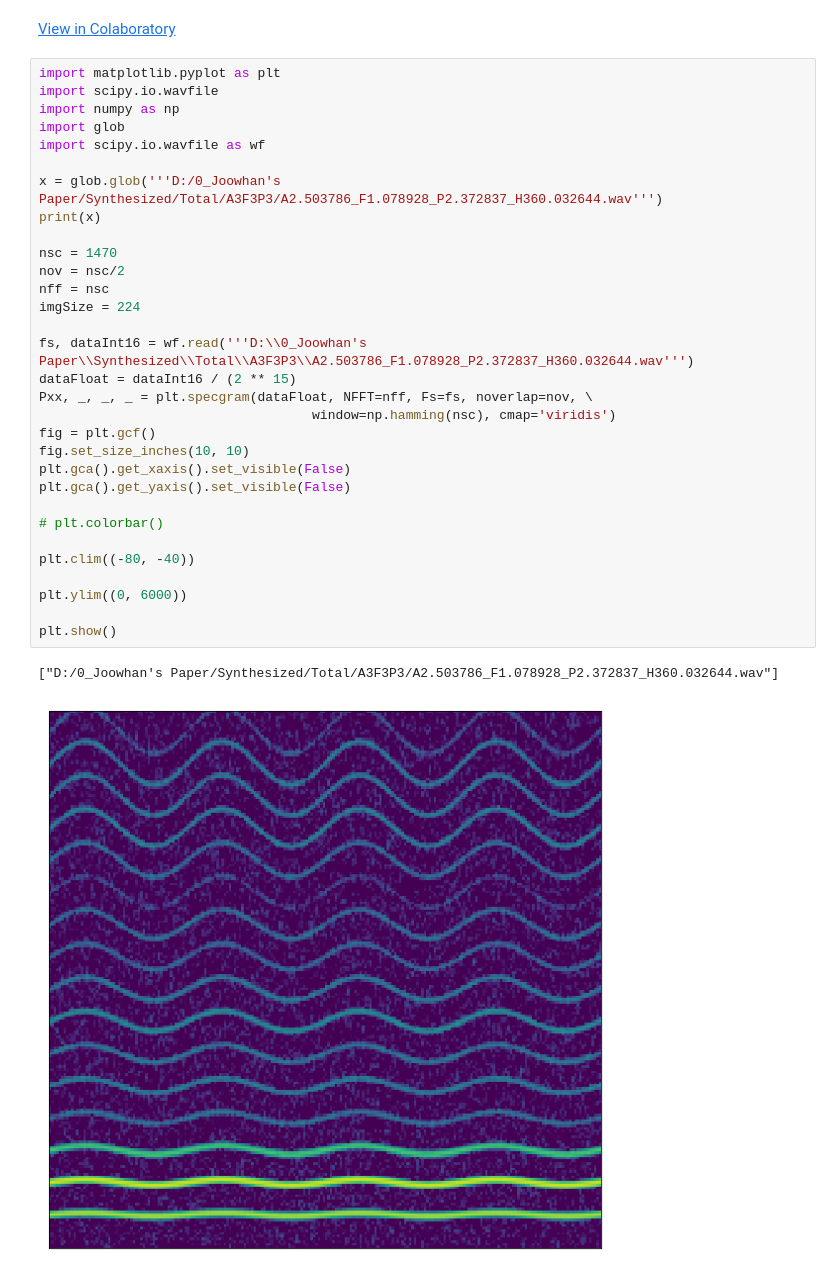
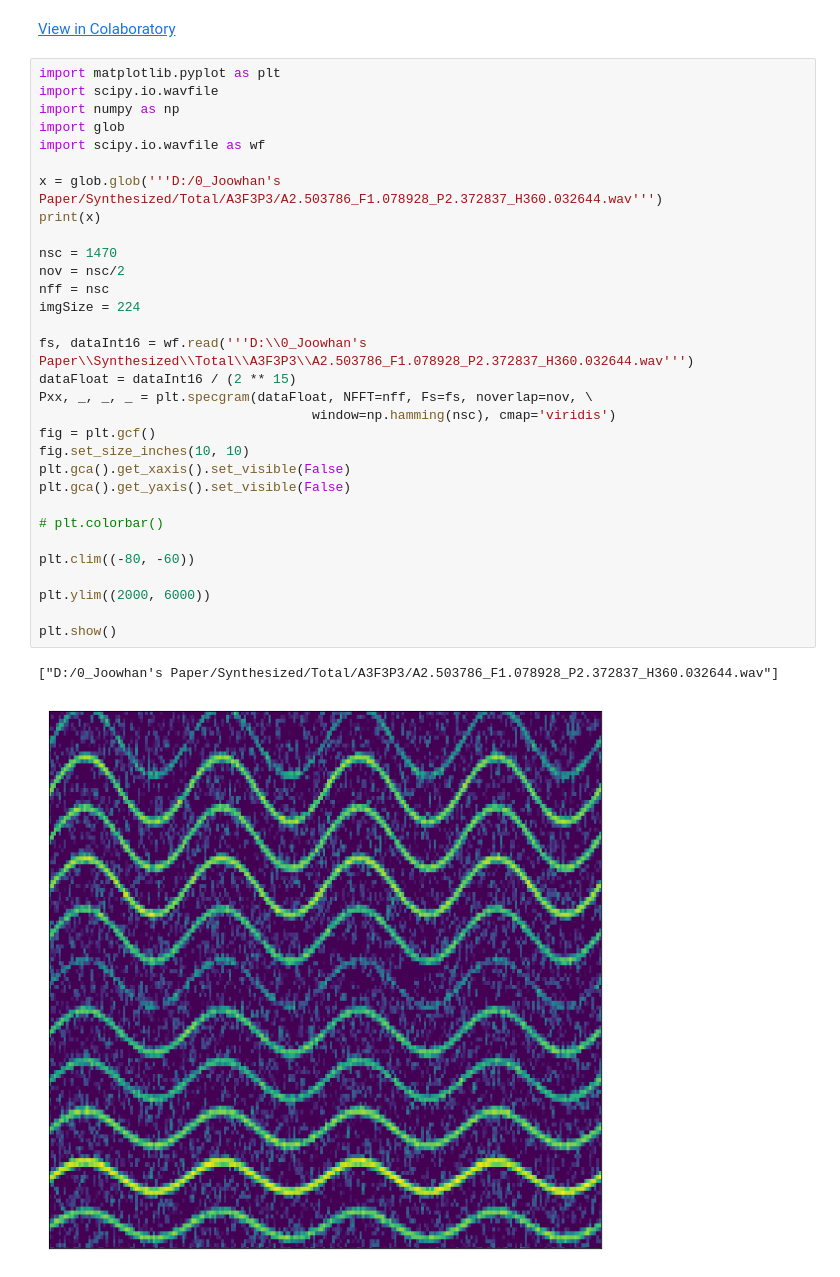
Before and after one commit to Joovvhan/Master-Thesis, a Jupyter notebook: src/PPT_Image_Maker.ipynb, the cells around one changed output. Drawn from its saved outputs; the diff is of its cells as text.

```diff
--- a/src/PPT_Image_Maker.ipynb
+++ b/src/PPT_Image_Maker.ipynb
@@ -4,33 +4,33 @@
 import matplotlib.pyplot as plt
 import scipy.io.wavfile
 import numpy as np
 import glob
 import scipy.io.wavfile as wf
 
 x = glob.glob('''D:/0_Joowhan's Paper/Synthesized/Total/A3F3P3/A2.503786_F1.078928_P2.372837_H360.032644.wav''')
 print(x)
 
 nsc = 1470
 nov = nsc/2
 nff = nsc
 imgSize = 224
 
 fs, dataInt16 = wf.read('''D:\\0_Joowhan's Paper\\Synthesized\\Total\\A3F3P3\\A2.503786_F1.078928_P2.372837_H360.032644.wav''')
 dataFloat = dataInt16 / (2 ** 15)
 Pxx, _, _, _ = plt.specgram(dataFloat, NFFT=nff, Fs=fs, noverlap=nov, \
                                    window=np.hamming(nsc), cmap='viridis')
 fig = plt.gcf()
 fig.set_size_inches(10, 10)
 plt.gca().get_xaxis().set_visible(False)
 plt.gca().get_yaxis().set_visible(False)
 
 # plt.colorbar()
 
-plt.clim((-80, -40))
+plt.clim((-80, -60))
 
-plt.ylim((0, 6000))
+plt.ylim((2000, 6000))
 
 plt.show()
 # %% [output]
 ["D:/0_Joowhan's Paper/Synthesized/Total/A3F3P3/A2.503786_F1.078928_P2.372837_H360.032644.wav"]
-[figure, old version]
+[figure, new version]
```
Also changed, not shown: parts of 2 cells of this notebook.
